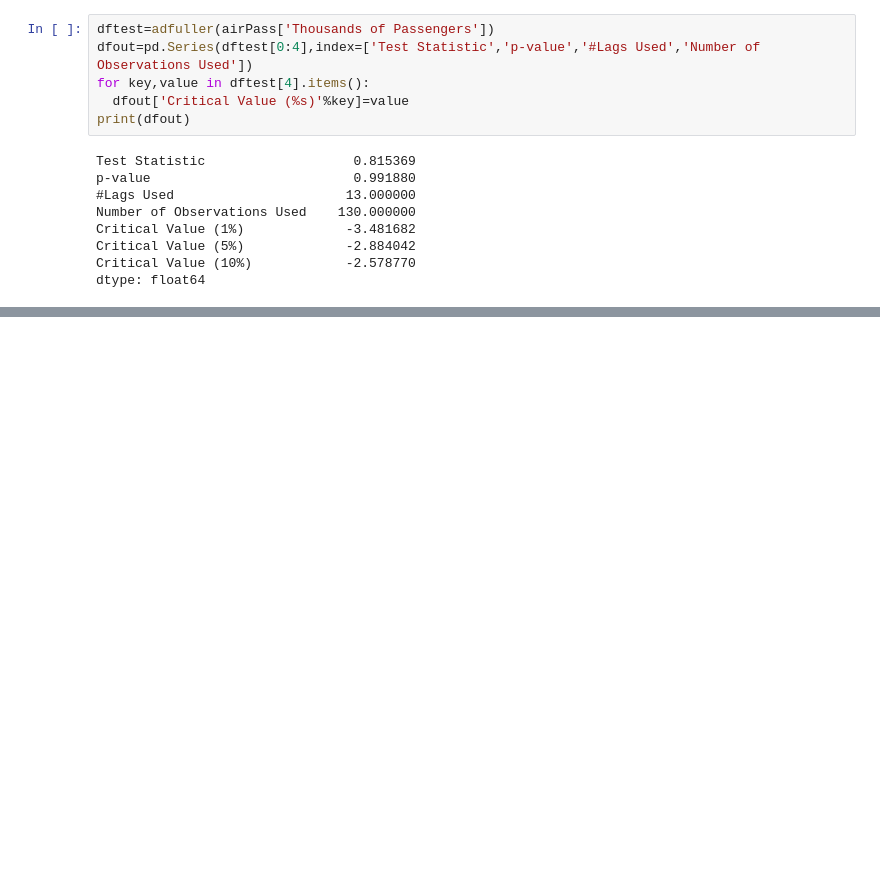
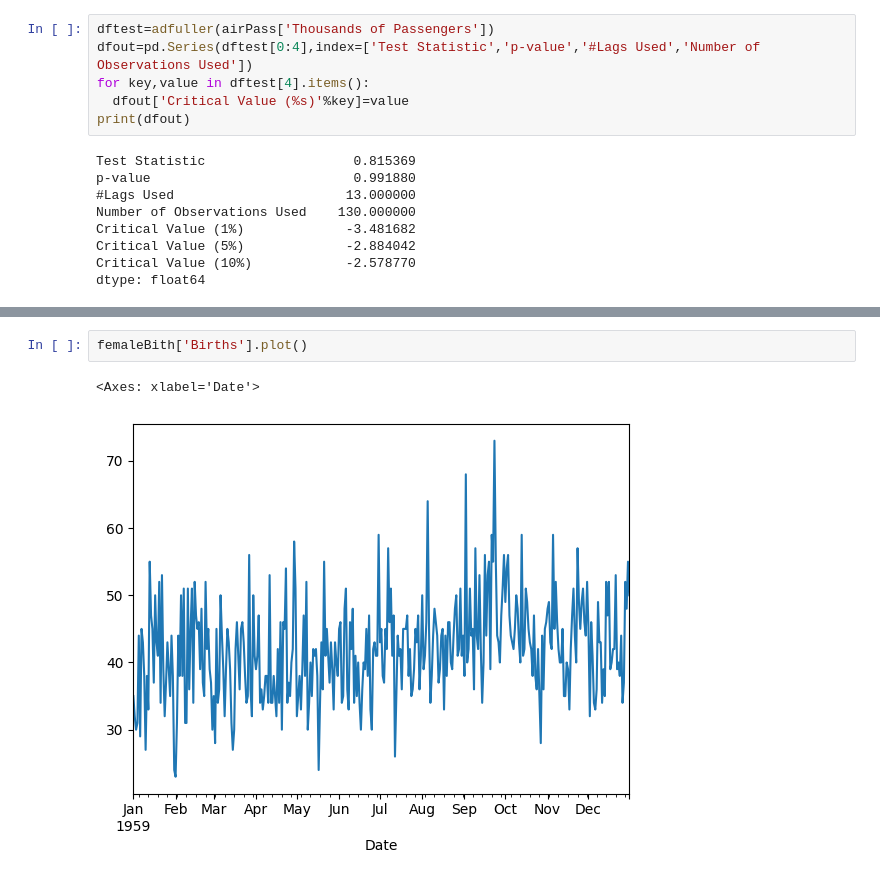
Before and after one commit to nmaiya/ColabTimeSeries, a Jupyter notebook: Descriptive_Statistics_and_Tests.ipynb, the cells around one changed output, grey strips where cells are left out. Drawn from its saved outputs; the diff is of its cells as text; blank space fills up the shorter version.

```diff
--- a/Descriptive_Statistics_and_Tests.ipynb
+++ b/Descriptive_Statistics_and_Tests.ipynb
@@ -59,0 +98,5 @@ dtype: float64
+# %%
+femaleBith['Births'].plot()
+# %% [output]
+<Axes: xlabel='Date'>
+[figure, added]
```
Also changed, not shown: parts of 7 cells of this notebook.
